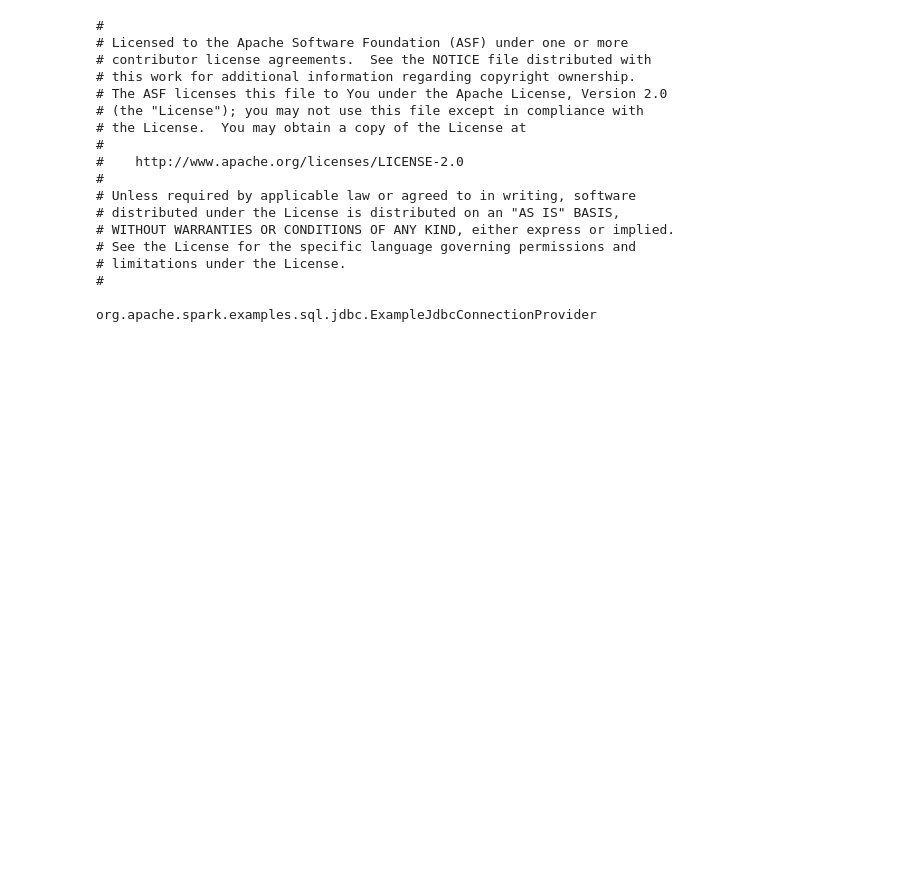
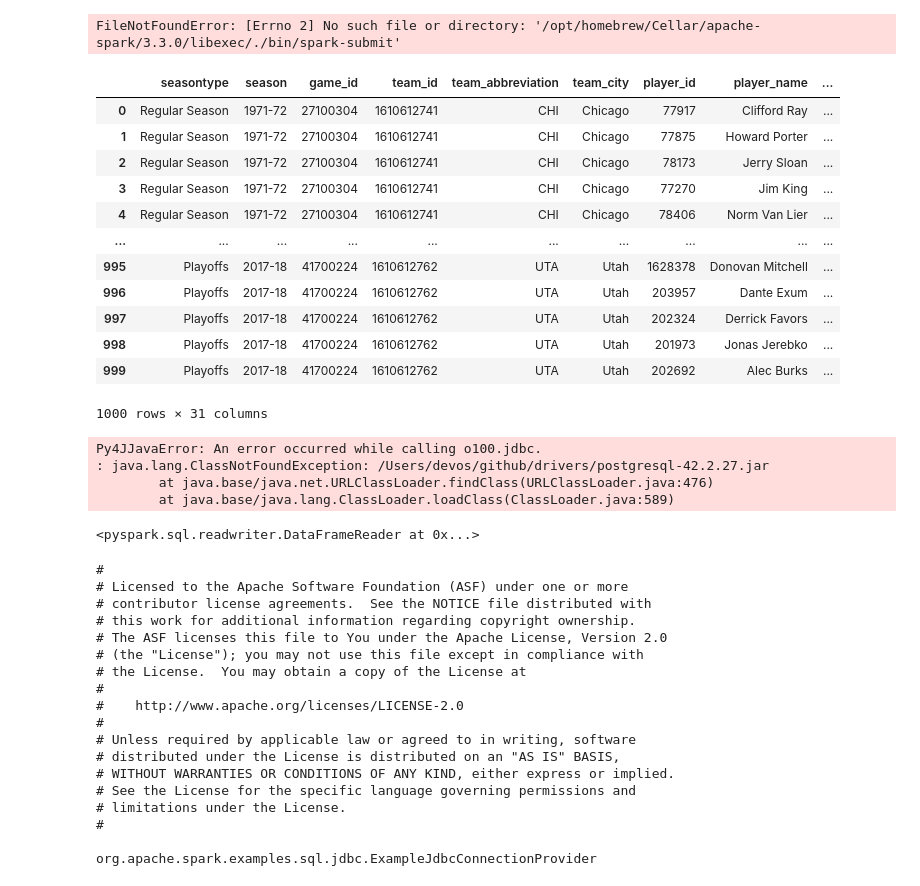
Before and after one commit to pauldevos/spark, a Jupyter notebook: notebooks/Spark-connect-to-data.ipynb, the cells around one changed output. Drawn from its saved outputs; the diff is of its cells as text; code cells hidden in the pictures; blank space fills up the shorter version.

Commit message:
spark

```diff
--- a/notebooks/Spark-connect-to-data.ipynb
+++ b/notebooks/Spark-connect-to-data.ipynb
@@ -11,0 +95,45 @@ To adjust logging level use sc.setLogLevel(newLevel). For SparkR, use setLogLeve
+# %%
+spark = (SparkSession.builder.config("spark.jars", "/Users/devos/github/drivers/postgresql-42.5.1.jar")
+    .master("local").appName("PySpark_Postgres_test").getOrCreate())
+# %% [output]
+FileNotFoundError: [Errno 2] No such file or directory: '/opt/homebrew/Cellar/apache-spark/3.3.0/libexec/./bin/spark-submit'
+# %%
+from sqlalchemy import create_engine
+import pandas as pd
+import os
+
+from dotenv import load_dotenv
+
+# loads dotenv variables, can retrieve with os.getenv()
+load_dotenv() # you can also specify a specific path to that file using => load_dotenv(dotenv_path=env_path)
+
+# captures database credentials -- you must put these in your local .env file or another specified directory
+POSTGRES_USER = os.getenv('POSTGRES_USER')
+POSTGRES_PASSWORD = os.getenv('POSTGRES_PASSWORD')
+POSTGRES_DB = os.getenv('POSTGRES_DB')
+POSTGRES_PORT = os.getenv('POSTGRES_PORT')
+
+# psycopg2 (used by default): create_engine('postgresql://scott:tiger@localhost:5432/mydatabase')
+# dialect+driver://username:password@host:port/database
+DATABASE_URI = f'postgresql+psycopg2://{POSTGRES_USER}:{POSTGRES_PASSWORD}@localhost:{POSTGRES_PORT}/{POSTGRES_DB}'
+
+# set up an engine, this will enable you to run Pandas DataFrame `to_sql(sql_query, engine)` commands
+engine = create_engine(DATABASE_URI)
+# %%
+df = pd.read_sql("Select * from public.boxscoretraditionalv2 limit 1000", con=engine)
+# %%
+df
+# %% [output]
+|  | seasontype | season | game_id | team_id | team_abbreviation | team_city | player_id | player_name | ... |
+| 0 | Regular Season | 1971-72 | 27100304 | 1610612741 | CHI | Chicago | 77917 | Clifford Ray | ... |
+| 1 | Regular Season | 1971-72 | 27100304 | 1610612741 | CHI | Chicago | 77875 | Howard Porter | ... |
+| 2 | Regular Season | 1971-72 | 27100304 | 1610612741 | CHI | Chicago | 78173 | Jerry Sloan | ... |
+| 3 | Regular Season | 1971-72 | 27100304 | 1610612741 | CHI | Chicago | 77270 | Jim King | ... |
+| 4 | Regular Season | 1971-72 | 27100304 | 1610612741 | CHI | Chicago | 78406 | Norm Van Lier | ... |
+| ... | ... | ... | ... | ... | ... | ... | ... | ... | ... |
+| 995 | Playoffs | 2017-18 | 41700224 | 1610612762 | UTA | Utah | 1628378 | Donovan Mitchell | ... |
+| 996 | Playoffs | 2017-18 | 41700224 | 1610612762 | UTA | Utah | 203957 | Dante Exum | ... |
+| 997 | Playoffs | 2017-18 | 41700224 | 1610612762 | UTA | Utah | 202324 | Derrick Favors | ... |
+| 998 | Playoffs | 2017-18 | 41700224 | 1610612762 | UTA | Utah | 201973 | Jonas Jerebko | ... |
+| 999 | Playoffs | 2017-18 | 41700224 | 1610612762 | UTA | Utah | 202692 | Alec Burks | ... |
+1000 rows × 31 columns
@@ -12,3 +152,19 @@ To adjust logging level use sc.setLogLevel(newLevel). For SparkR, use setLogLeve
+# %%
+jdbcDF2 = (spark.read
+            .jdbc("jdbc:postgresql:dbserver", "schema.tablename",
+          properties={"user": "postgres",
+                      "password": "password",
+                      "driver" :"/Users/devos/github/drivers/postgresql-42.2.27.jar"})
+          )
+# %% [output]
+Py4JJavaError: An error occurred while calling o100.jdbc.
+: java.lang.ClassNotFoundException: /Users/devos/github/drivers/postgresql-42.2.27.jar
+        at java.base/java.net.URLClassLoader.findClass(URLClassLoader.java:476)
+        at java.base/java.lang.ClassLoader.loadClass(ClassLoader.java:589)
+# %%
+df
+# %% [output]
+<pyspark.sql.readwriter.DataFrameReader at 0x...>
 # %%
 cat ../resources/META-INF/services/org.apache.spark.sql.jdbc.JdbcConnectionProvider # f = spark.read.format('json').load('python/test_support/sql/people.json')
 # %% [output]
```
Also changed, not shown: parts of 17 cells of this notebook, 5 other files.
